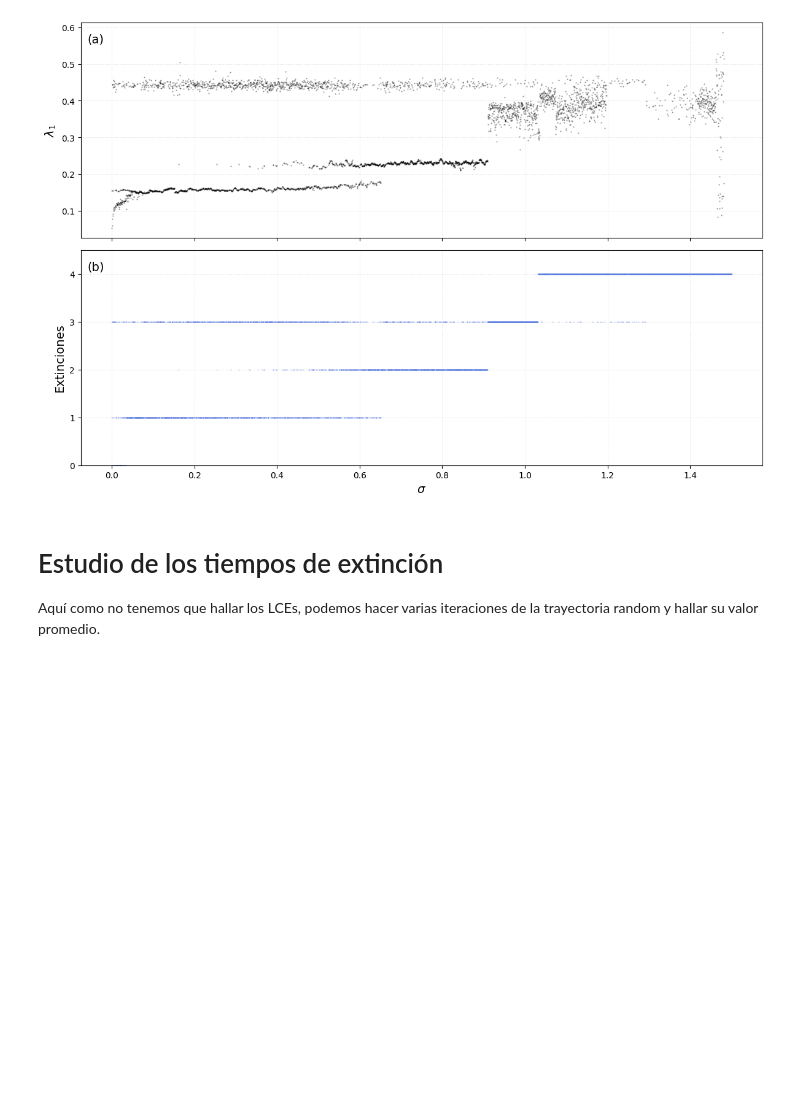
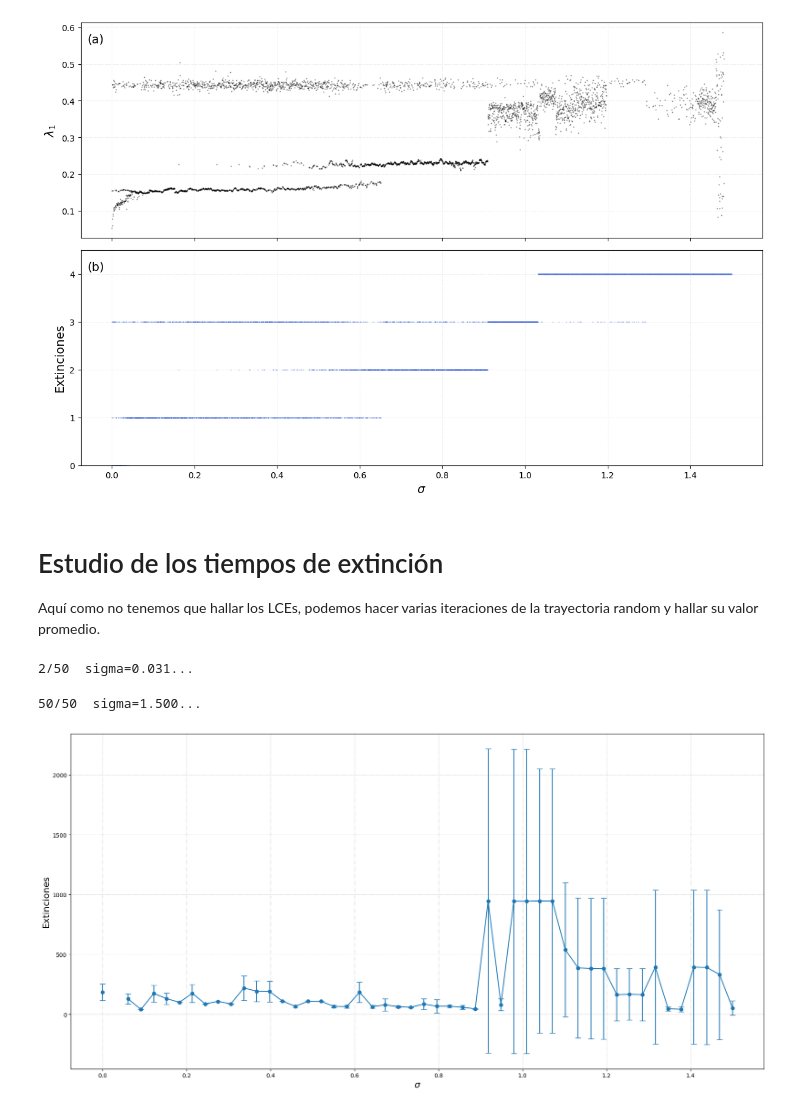
Before and after one commit to jenriquezafra/TFG, a Jupyter notebook: notebooks/parameters_exploration.ipynb, the cells around one changed output. Cells and saved outputs as stored; diff of their text form; code cells hidden in the pictures; blank space fills up the shorter version.

```diff
--- a/notebooks/parameters_exploration.ipynb
+++ b/notebooks/parameters_exploration.ipynb
@@ -313,0 +347,39 @@ def barrido_t_ext_random(total_time = 5000, N_points = 1e5, max_iters = 50):
+# %%
+
+# ! WARNING: tarda mucho
+
+from src.functions import barrido_tiempos_extinciones_random
+barr_tiempos_random = barrido_tiempos_extinciones_random(
+    total_time=5000,
+    N_points=1e5,
+    max_iters=50
+)
+# %% [output]
+2/50  sigma=0.031...
+50/50  sigma=1.500...
+# %%
+# Scatter estilo bifurcación
+# ax.scatter(
+#     barr_tiempos_random[:, 0], barr_tiempos_random[:, 1],
+#     s=1,
+#     alpha=0.3,
+#     marker='.',
+#     color='red'
+# )
+fig, ax = plt.subplots(figsize=(18, 9))
+# Barras de error sobre la media de extinciones
+ax.errorbar(
+    barr_tiempos_random[:, 0], barr_tiempos_random[:, 1],
+    yerr=barr_tiempos_random[:, 2],
+    fmt='-o',
+    capsize=5
+)
+
+ax.set_xlabel(r'$\sigma$', fontsize=16)
+ax.set_ylabel('Extinciones', fontsize=16)
+ax.grid(True, linestyle=':', linewidth=0.7)
+
+fig.tight_layout()
+plt.show()
+# %% [output]
+[figure, added]
```
Also changed, not shown: parts of 4 cells of this notebook, 2 other files.
